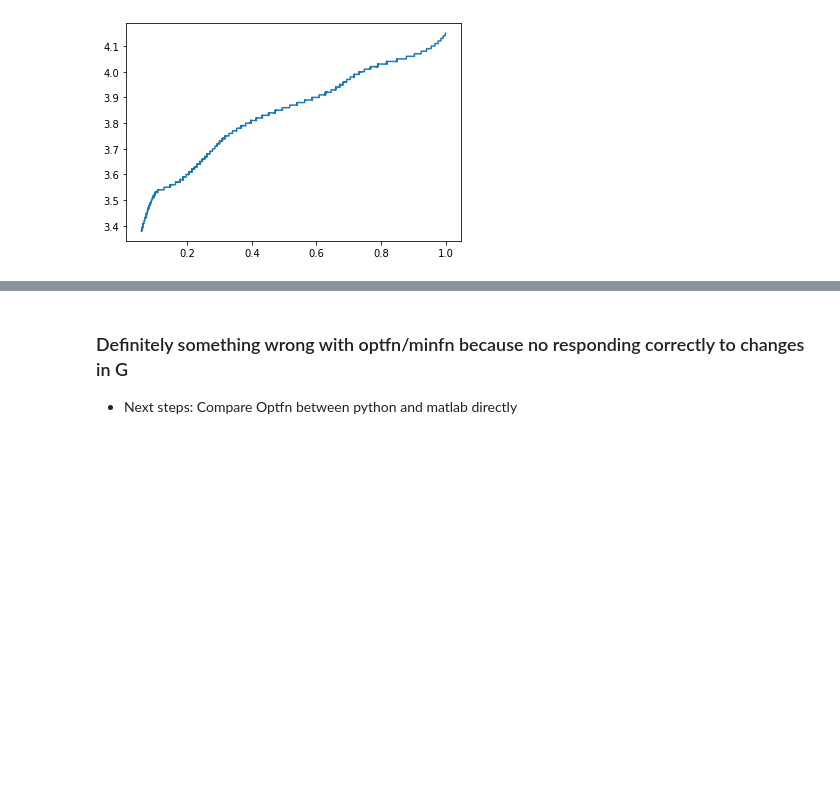
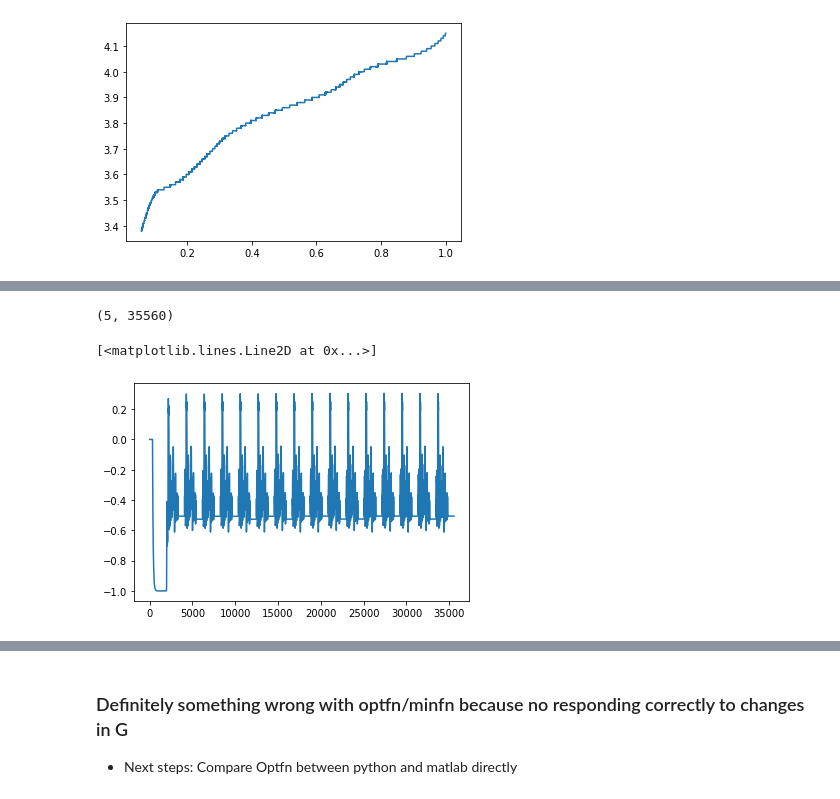
Before and after one commit to mattybohan/bms-specialization, a Jupyter notebook: course-2/notebooks/2022-02-12-mtb-lesson_2.3.3.ipynb, the cells around one changed output, grey strips where cells are left out. Cells and saved outputs as stored; diff of their text form; code cells hidden in the pictures; blank space fills up the shorter version.

```diff
--- a/course-2/notebooks/2022-02-12-mtb-lesson_2.3.3.ipynb
+++ b/course-2/notebooks/2022-02-12-mtb-lesson_2.3.3.ipynb
@@ -19,7 +19,7 @@ from processDynamic import ProcessDynamic
 # Note, had to resave this data in Octave like so: save -mat7-binary 'file.mat' model
 #data = scipy.io.loadmat('../data/P14model-ocv-mat7.mat', simplify_cells=True)
 # %%
-test = ProcessDynamic(model_dir='../data/',do_hyst=1)
+test = ProcessDynamic(model_dir='../data/',do_hyst=1,num_poles=2)
 # %%
 test.load_data()
 # %%
@@ -37,0 +53,2 @@ plt.plot(test.model[5]['Z'],test.model[5]['OCV'][0])
+# %%
+H_py = test.model[5]['H']
@@ -37,0 +59,9 @@ plt.plot(test.model[5]['Z'],test.model[5]['OCV'][0])
+# %%
+H_o.shape
+# %% [output]
+(5, 35560)
+# %%
+plt.plot(H_py[0])
+# %% [output]
+[<matplotlib.lines.Line2D at 0x...>]
+[figure, added]
```
Also changed, not shown: parts of 136 cells of this notebook, 7 other files.
